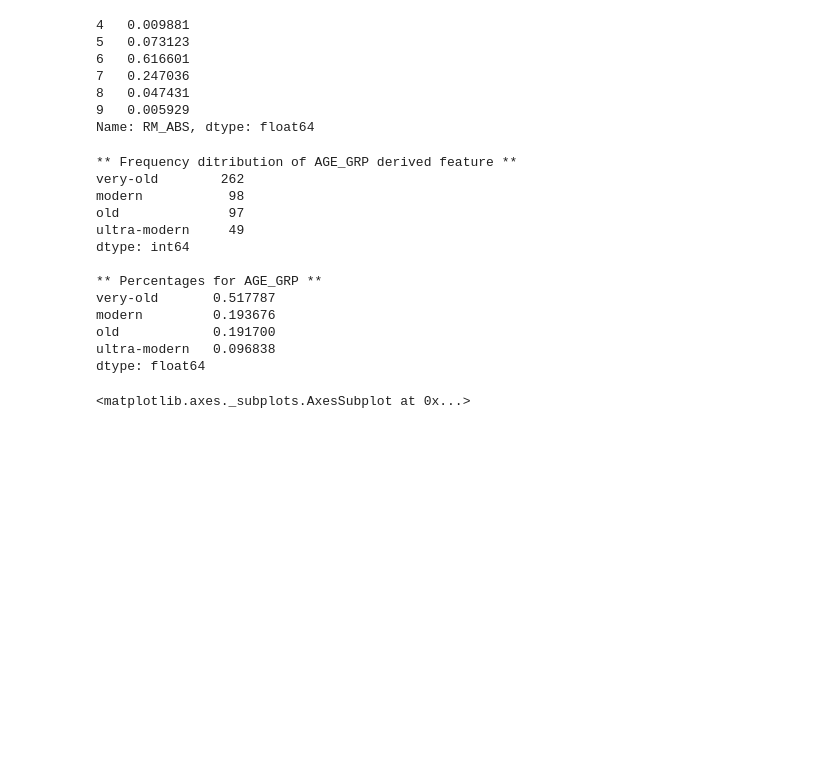
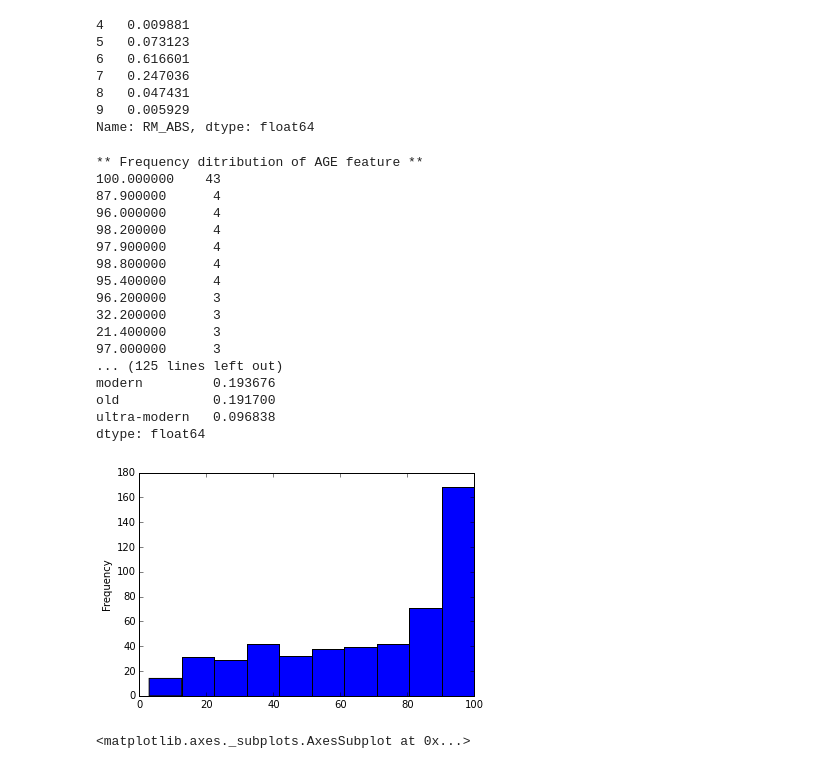
Before and after one commit to lalitha-sesham/data-mgmt, a Jupyter notebook: BostonHousing_EDA-wk3.ipynb, the cells around one changed output. Saved outputs shown, nothing was run; the diff lists cells and outputs as text; code cells hidden in the pictures; blank space fills up the shorter version.

```diff
--- a/BostonHousing_EDA-wk3.ipynb
+++ b/BostonHousing_EDA-wk3.ipynb
@@ -319,40 +335,55 @@ Percentages for RM_ABS
 Name: RM_ABS, dtype: float64
 # %%
 # print data.shape
+
+#Frequency ditribution of "AGE"  feature
+print "\n** Frequency ditribution of AGE feature **"
+print data["AGE"].value_counts()
+
+print "\n** Percentages for AGE **"
+# percentage Frequency ditribution of "AGE" feature
+print data["AGE"].value_counts(normalize='True',dropna='False')
+data ["AGE"].plot.hist()
+
 
 # Create bins for AGE variable - converting continuous variable ranges into bins
 bins=[0,25,50,75,100]
 age_grp=["ultra-modern","modern","old","very-old"]
 
 '''
 e.g. rows with AGE >0 and AGE <25  refer to colonies,
      where % of the houses built prior 1940 is at max 25 % .
      Hence such rows are put into "ultra-modern" bucket
 
 '''
 
 data["AGE_GRP"] = pd.cut(data['AGE'], bins, labels=age_grp)
 #Frequency ditribution of "AGE_GRP" derived feature
 print "\n** Frequency ditribution of AGE_GRP derived feature **"
 print data["AGE_GRP"].value_counts()
 
 print "\n** Percentages for AGE_GRP **"
 # percentage Frequency ditribution of "AGE_GRP" derived feature
 print data["AGE_GRP"].value_counts(normalize='True',sort='True',dropna='False')
 # %% [output]
-** Frequency ditribution of AGE_GRP derived feature **
-very-old        262
-modern           98
-old              97
-ultra-modern     49
-dtype: int64
-
-** Percentages for AGE_GRP **
-very-old       0.517787
+** Frequency ditribution of AGE feature **
+100.000000    43
+87.900000      4
+96.000000      4
+98.200000      4
+97.900000      4
+98.800000      4
+95.400000      4
+96.200000      3
+32.200000      3
+21.400000      3
+97.000000      3
+... (125 lines left out)
 modern         0.193676
 old            0.191700
 ultra-modern   0.096838
 dtype: float64
+[figure, added]
 # %%
 data.plot.scatter("PTRATIO","MEDV")
 # %% [output]
```
Also changed, not shown: parts of 5 cells of this notebook, 1 other file.
